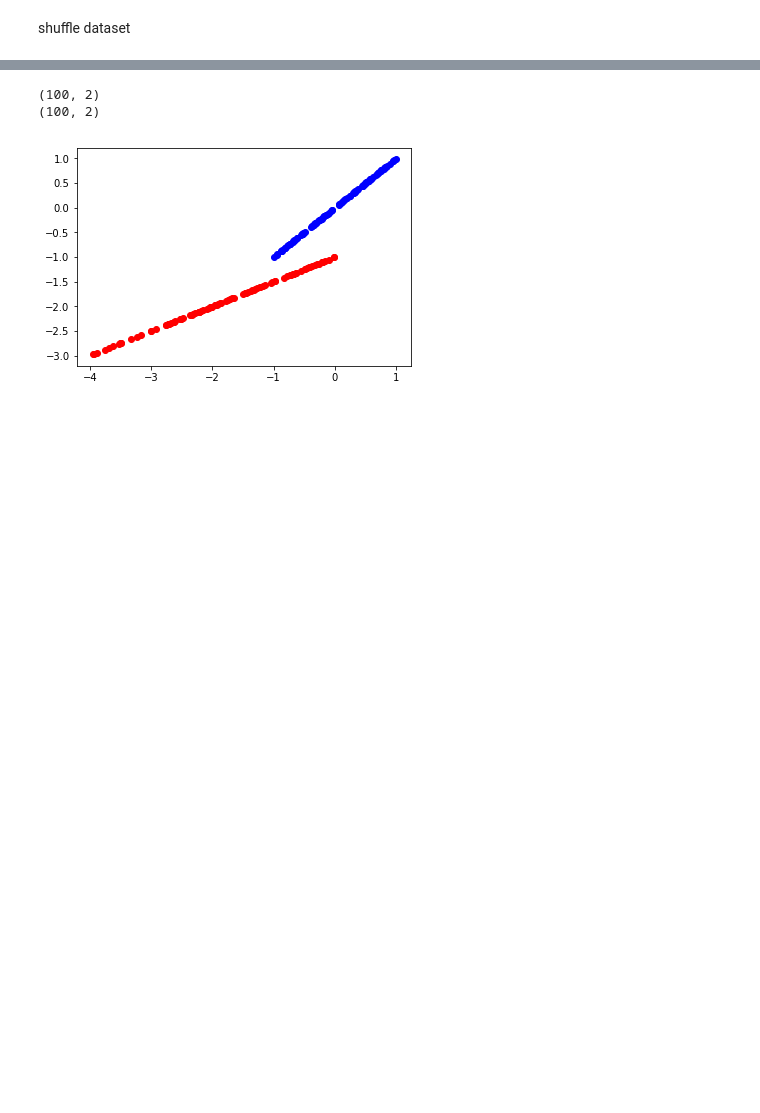
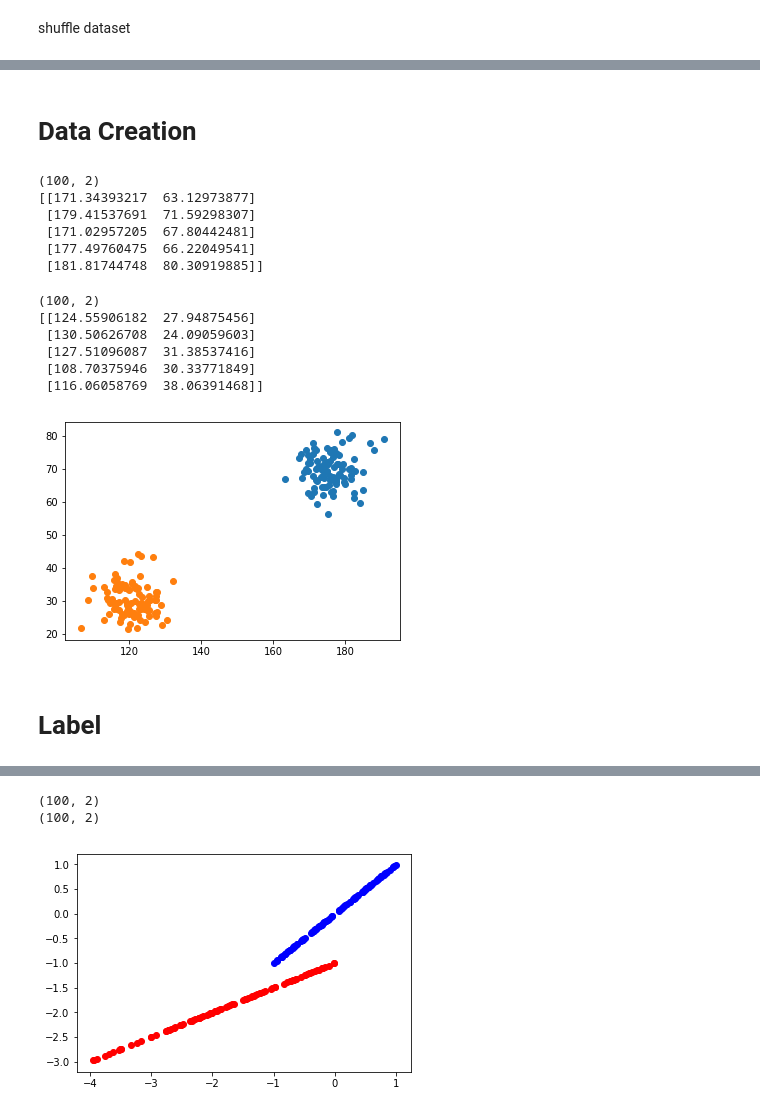
Before and after one commit to hukim1112/lab2, a Jupyter notebook: Untitled1.ipynb, the cells around one changed output, grey strips where cells are left out. Drawn from its saved outputs; the diff is of its cells as text; code cells hidden in the pictures; blank space fills up the shorter version.

```diff
--- a/Untitled1.ipynb
+++ b/Untitled1.ipynb
@@ -66,0 +67,42 @@ print(dataset[:10])
+# %% [markdown]
+# Data Creation
+# %%
+adult_height = np.random.normal(175, 5, [100, 1])
+adult_weight = np.random.normal(70, 5, [100, 1])
+
+adult_dataset = np.concatenate( (adult_height, adult_weight) , axis = 1)
+
+print(adult_dataset.shape)
+print(adult_dataset[:5])
+# %% [output]
+(100, 2)
+[[171.34393217  63.12973877]
+ [179.41537691  71.59298307]
+ [171.02957205  67.80442481]
+ [177.49760475  66.22049541]
+ [181.81744748  80.30919885]]
+# %%
+child_height = np.random.normal(120, 5, [100, 1])
+child_weight = np.random.normal(30, 5, [100, 1])
+
+child_dataset = np.concatenate( (child_height, child_weight) , axis = 1)
+
+print(child_dataset.shape)
+print(child_dataset[:5])
+# %% [output]
+(100, 2)
+[[124.55906182  27.94875456]
+ [130.50626708  24.09059603]
+ [127.51096087  31.38537416]
+ [108.70375946  30.33771849]
+ [116.06058769  38.06391468]]
+# %%
+fig = plt.figure()
+ax1 = fig.add_subplot(111)
+ax1.scatter(adult_dataset[:,0], adult_dataset[:,1])
+ax1.scatter(child_dataset[:,0], child_dataset[:,1])
+plt.show()
+# %% [output]
+[figure, added]
+# %% [markdown]
+# Label
```
Also changed, not shown: parts of 11 cells of this notebook.
